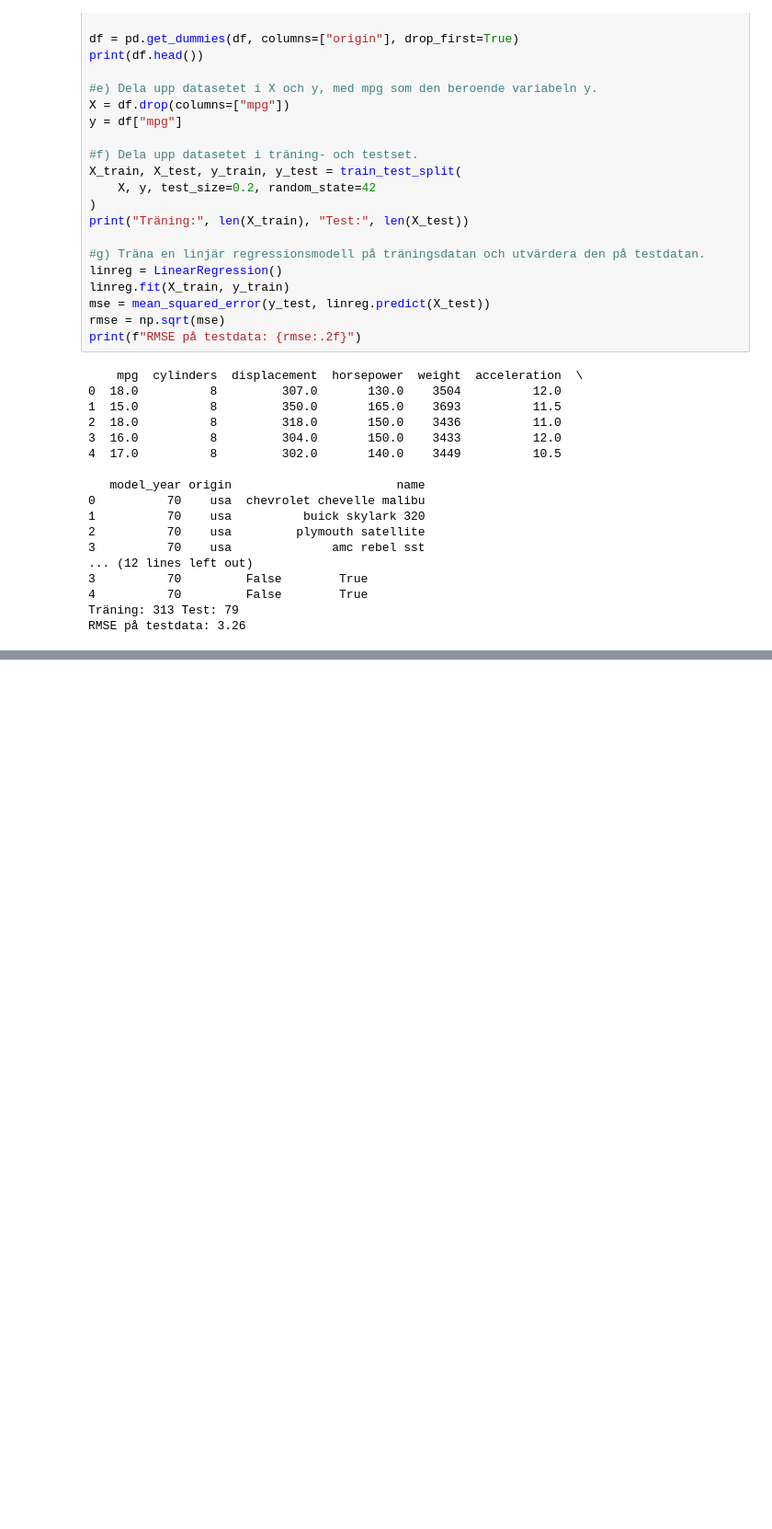
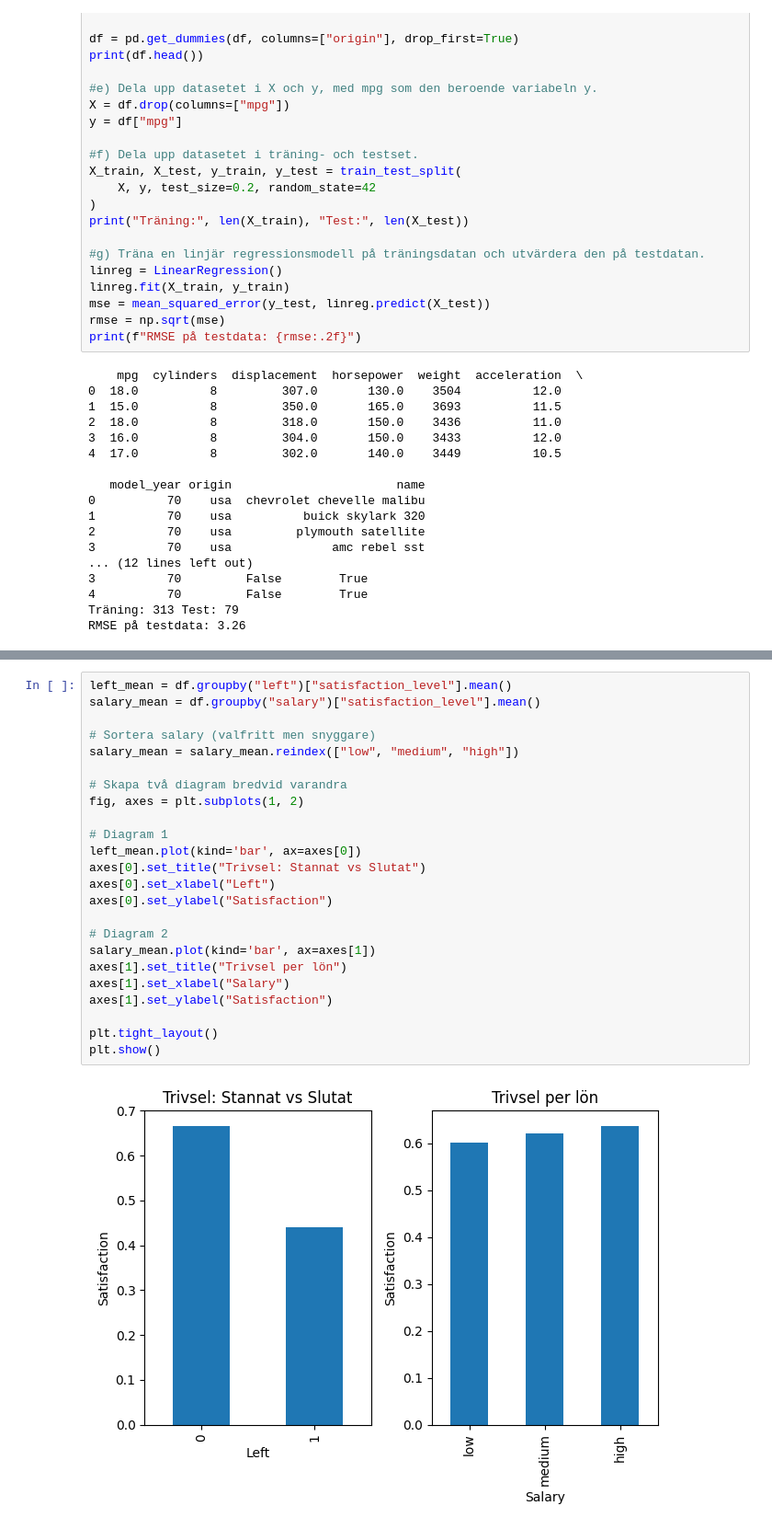
Before and after one commit to malizade616/kod, a Jupyter notebook: filer/statisk/statisk.in_2&3.ipynb, the cells around one changed output, grey strips where cells are left out. Shown at 92% size. Drawn from its saved outputs; the diff is of its cells as text; blank space fills up the shorter version.

```diff
--- a/filer/statisk/statisk.in_2&3.ipynb
+++ b/filer/statisk/statisk.in_2&3.ipynb
@@ -189,0 +331,26 @@ RMSE på testdata: 3.26
+# %%
+left_mean = df.groupby("left")["satisfaction_level"].mean()
+salary_mean = df.groupby("salary")["satisfaction_level"].mean()
+
+# Sortera salary (valfritt men snyggare)
+salary_mean = salary_mean.reindex(["low", "medium", "high"])
+
+# Skapa två diagram bredvid varandra
+fig, axes = plt.subplots(1, 2)
+
+# Diagram 1
+left_mean.plot(kind='bar', ax=axes[0])
+axes[0].set_title("Trivsel: Stannat vs Slutat")
+axes[0].set_xlabel("Left")
+axes[0].set_ylabel("Satisfaction")
+
+# Diagram 2
+salary_mean.plot(kind='bar', ax=axes[1])
+axes[1].set_title("Trivsel per lön")
+axes[1].set_xlabel("Salary")
+axes[1].set_ylabel("Satisfaction")
+
+plt.tight_layout()
+plt.show()
+# %% [output]
+[figure, added]
```
Also changed, not shown: parts of 18 cells of this notebook, 2 other files.
